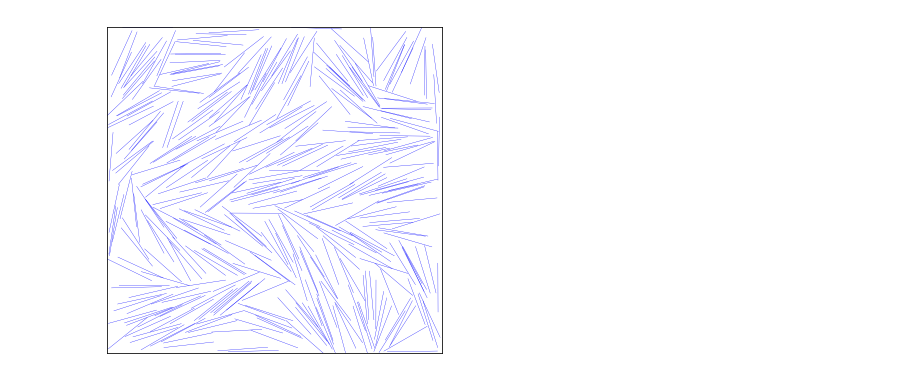
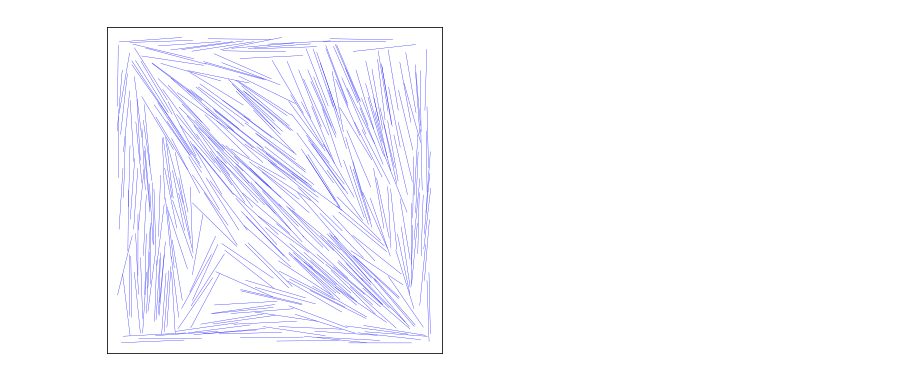
Before and after one commit to m-walters/mcmd, a Jupyter notebook: rodplot.ipynb, the cells around one changed output. Drawn from its saved outputs; the diff is of its cells as text; code cells hidden in the pictures.

```diff
--- a/rodplot.ipynb
+++ b/rodplot.ipynb
@@ -6,27 +6,32 @@ import matplotlib.pyplot as plt
 def plotLine(x1,y1,x2,y2):
     plt.gca().plot([x1, x2], [y1, y2], color='b', linestyle='-', linewidth=0.3)
 # %%
-w = 20.
+w = 16.
 h = w
 plt.plot()
 plt.xlim(-w/2,w/2)
 plt.ylim(-h/2,h/2)
 plt.xticks([])
 plt.yticks([])
 
 # Read in data
-fname = "output/tmp/tmp"
+fname = "output/test"
 # fname = "save/confX/sweep_00085000"
 dfile = open(fname, "r")
+cntSnap = 0
+showSnap = 100
 for line in dfile.readlines():
-    l = line.split()
-    if len(l) > 1:
+    if showSnap == cntSnap:
+        if line == "\n": break
+        l = line.split()
         plotLine(l[5],l[6],l[7],l[8])
-    else: break
+    else:
+        if line == "\n": cntSnap+=1
+        else: continue
 
 plt.gcf().set_size_inches(6,6)
 f = plt.gcf()
 # %% [output]
-[figure, old version]
+[figure, new version]
 # %%
 f.savefig(fname+".eps");
```
Also changed, not shown: 5 other files.
